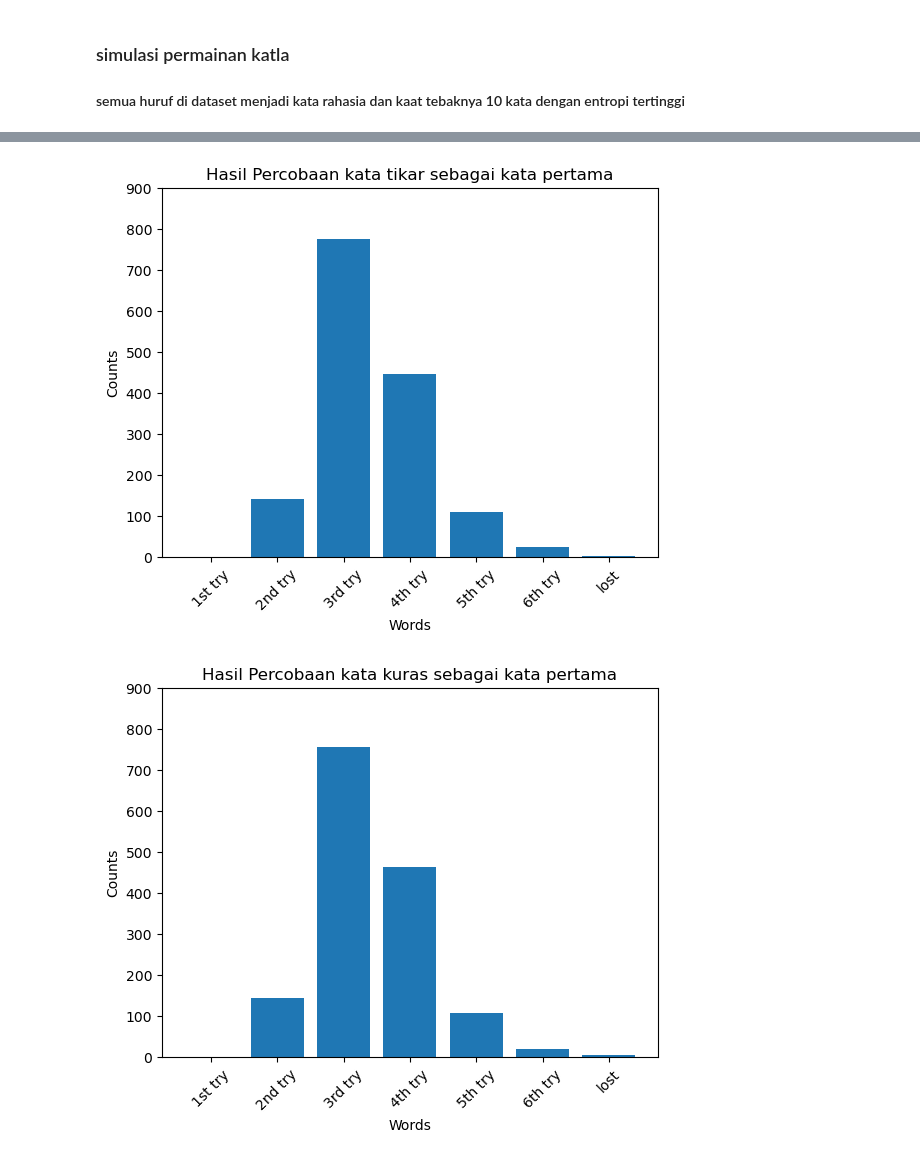
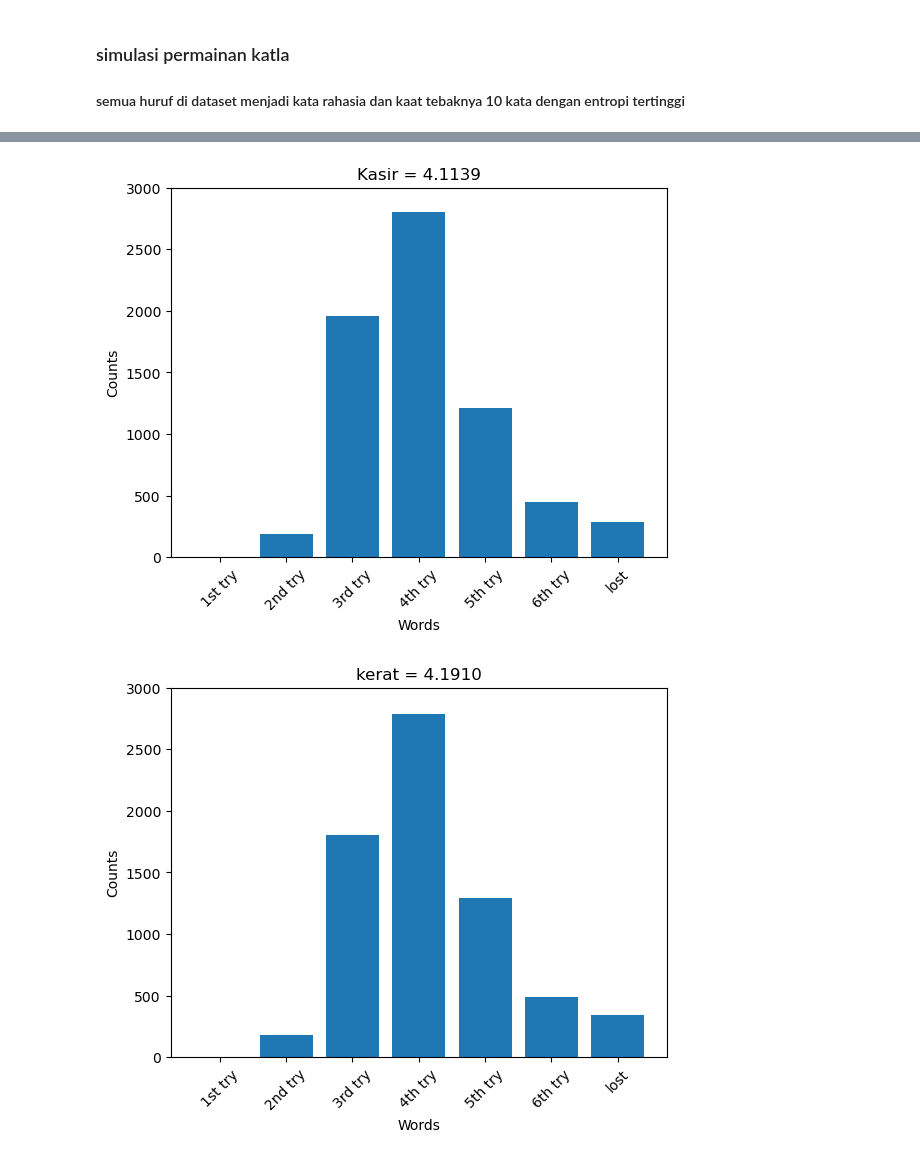
Before and after one commit to AbielB/Katla_AI, a Jupyter notebook: ipynb/AI_katla.ipynb, the cells around one changed output, grey strips where cells are left out. Saved outputs shown, nothing was run; the diff lists cells and outputs as text; code cells hidden in the pictures.

```diff
--- a/ipynb/AI_katla.ipynb
+++ b/ipynb/AI_katla.ipynb
@@ -605,50 +715,50 @@ plt.show()
 # %%
-#data
-# tikar: 3.4063957361758828
-# lost: 4
-# win rate: 0.9972844534962662
-# 1st try: 1
-# 2nd try: 142
-# 3rd try: 774
-# 4th try: 446
-# 5th try: 110
-# 6th try: 24
+# kasir  =  4.1139001741149155
+# lost =  285
+# win rate =  0.9586477074869414
+# 1st try =  1
+# 2nd try =  186
+# 3rd try =  1956
+# 4th try =  2803
+# 5th try =  1211
+# 6th try =  450
+# jumlah kata =  6892
 
 words = ['1st try', '2nd try', '3rd try', '4th try', '5th try', '6th try','lost']
-counts = [1, 142, 774, 446, 110, 24,4]
+counts = [1, 186, 1956, 2803, 1211, 450, 285]
 
 # Plotting
 plt.bar(words, counts)
 plt.xlabel('Words')
 plt.ylabel('Counts')
-plt.title('Hasil Percobaan kata tikar sebagai kata pertama')
+plt.title('Kasir = 4.1139')
+plt.ylim(0, 3000)
 plt.xticks(rotation=45)
-plt.ylim(0, 900)
 plt.show()
 # %% [output]
-[figure, old version]
+[figure, new version]
 # %%
-# kuras: 3.413057961359094
-# lost: 6
-# win rate: 0.9959266802443992
-# 1st try: 1
-# 2nd try: 145
-# 3rd try: 756
-# 4th try: 464
-# 5th try: 108
-# 6th try: 21
+# kerat  =  4.1910911201392915
+# lost =  341
+# win rate =  0.9505223447475334
+# 1st try =  1
+# 2nd try =  180
+# 3rd try =  1807
+# 4th try =  2783
+# 5th try =  1293
+# 6th try =  487
+# jumlah kata =  6892
 
 words = ['1st try', '2nd try', '3rd try', '4th try', '5th try', '6th try','lost']
-counts = [1, 145, 756, 464, 108, 21,6]
+counts = [1, 180, 1807, 2783, 1293, 487, 341]
 
-# Plotting
 plt.bar(words, counts)
 plt.xlabel('Words')
 plt.ylabel('Counts')
-plt.title('Hasil Percobaan kata kuras sebagai kata pertama')
+plt.title('kerat = 4.1910')
+plt.ylim(0, 3000)
 plt.xticks(rotation=45)
-plt.ylim(0, 900)
 plt.show()
 # %% [output]
-[figure, old version]
+[figure, new version]
 # %%
```
Also changed, not shown: parts of 19 cells of this notebook, 29 other files.
